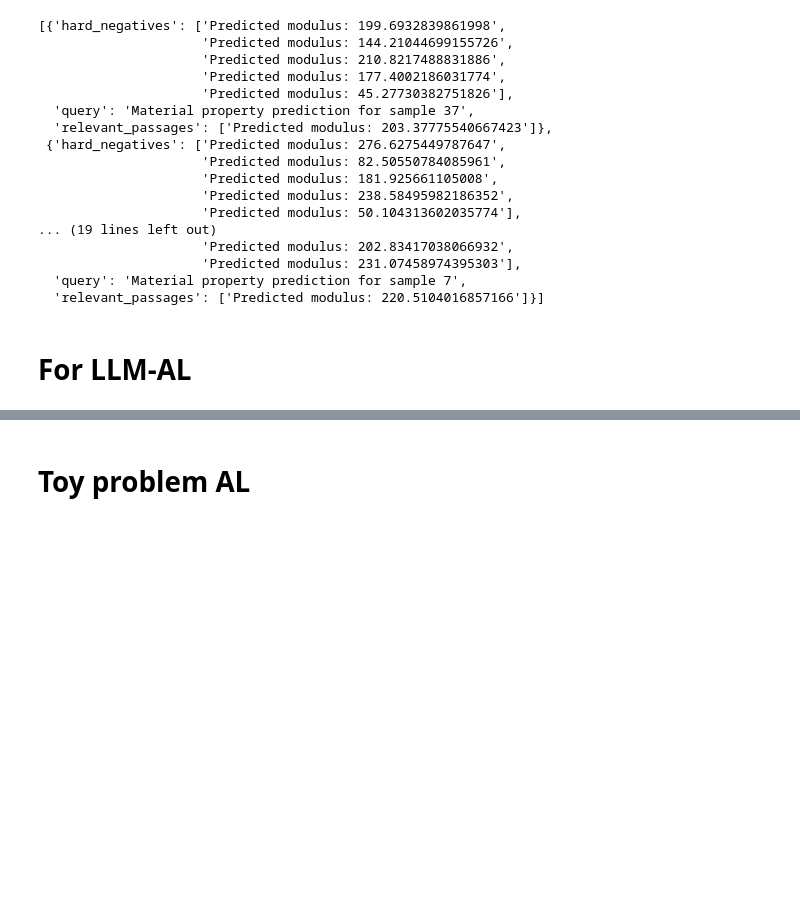
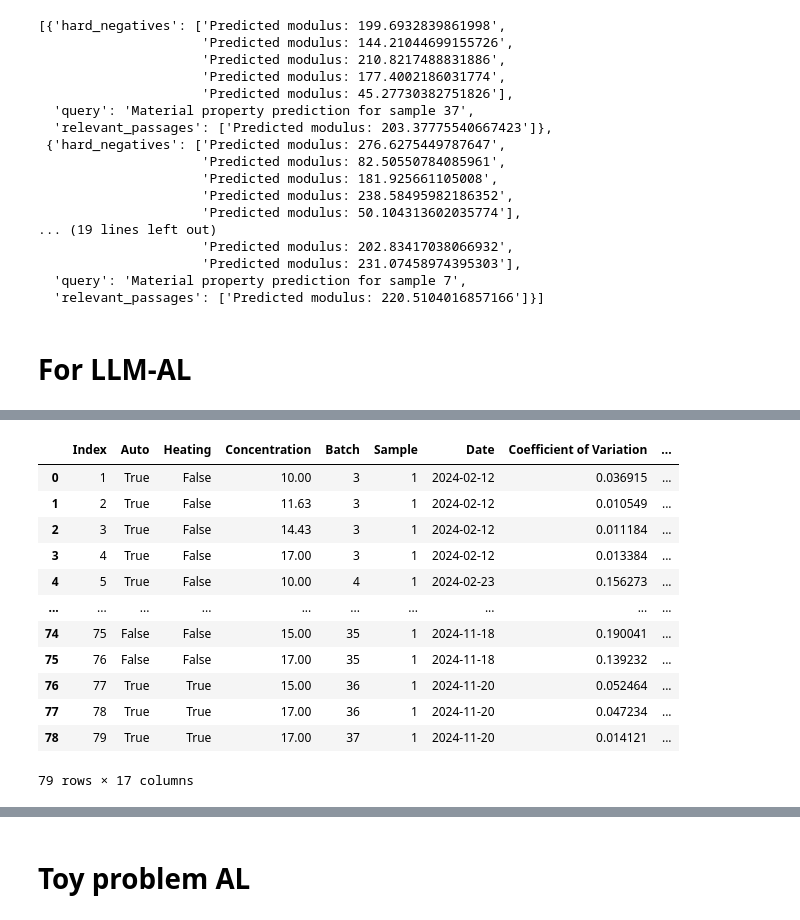
Before and after one commit to Toniaac/hte-data-processing, a Jupyter notebook: Active Learning.ipynb, the cells around one changed output, grey strips where cells are left out. Cells and saved outputs as stored; diff of their text form; code cells hidden in the pictures; blank space fills up the shorter version.

```diff
--- a/Active Learning.ipynb
+++ b/Active Learning.ipynb
@@ -1091,0 +1100,17 @@ df.to_csv('all_data_parameters_2024_11_26_forAL.csv', index=False)
+# %%
+df_parameters = pd.read_csv('all_data_parameters_2024_11_26_forAL.csv')
+df_parameters
+# %% [output]
+|  | Index | Auto | Heating | Concentration | Batch | Sample | Date | Coefficient of Variation | ... |
+| 0 | 1 | True | False | 10.00 | 3 | 1 | 2024-02-12 | 0.036915 | ... |
+| 1 | 2 | True | False | 11.63 | 3 | 1 | 2024-02-12 | 0.010549 | ... |
+| 2 | 3 | True | False | 14.43 | 3 | 1 | 2024-02-12 | 0.011184 | ... |
+| 3 | 4 | True | False | 17.00 | 3 | 1 | 2024-02-12 | 0.013384 | ... |
+| 4 | 5 | True | False | 10.00 | 4 | 1 | 2024-02-23 | 0.156273 | ... |
+| ... | ... | ... | ... | ... | ... | ... | ... | ... | ... |
+| 74 | 75 | False | False | 15.00 | 35 | 1 | 2024-11-18 | 0.190041 | ... |
+| 75 | 76 | False | False | 17.00 | 35 | 1 | 2024-11-18 | 0.139232 | ... |
+| 76 | 77 | True | True | 15.00 | 36 | 1 | 2024-11-20 | 0.052464 | ... |
+| 77 | 78 | True | True | 17.00 | 36 | 1 | 2024-11-20 | 0.047234 | ... |
+| 78 | 79 | True | True | 17.00 | 37 | 1 | 2024-11-20 | 0.014121 | ... |
+79 rows × 17 columns
```
Also changed, not shown: parts of 13 cells of this notebook, 2 other files.
